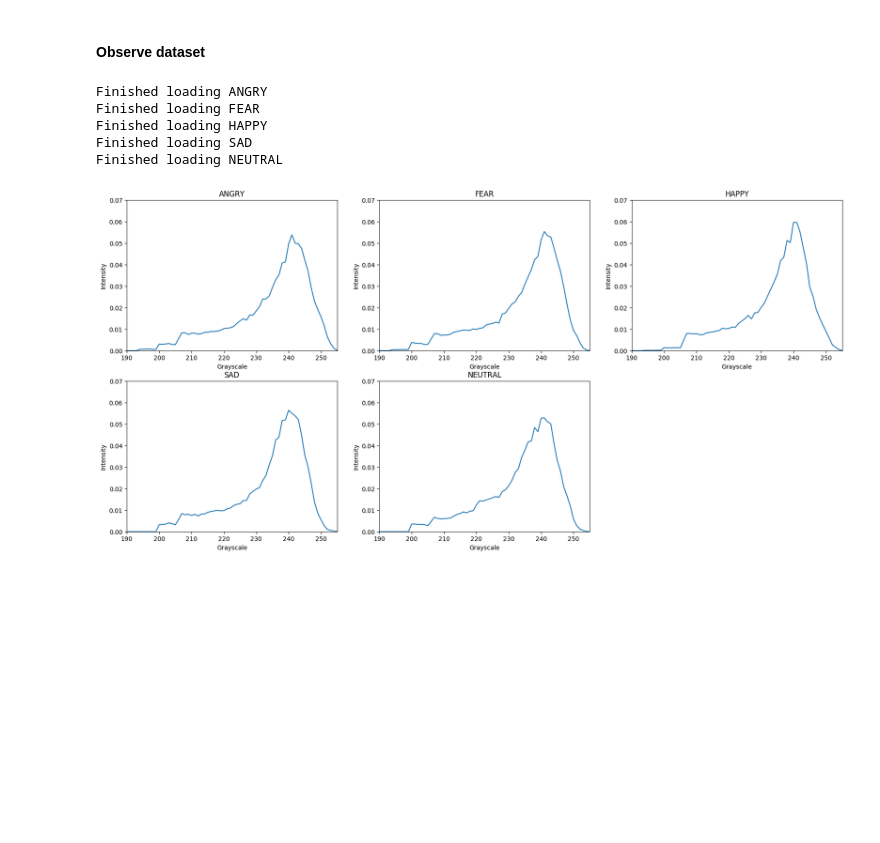
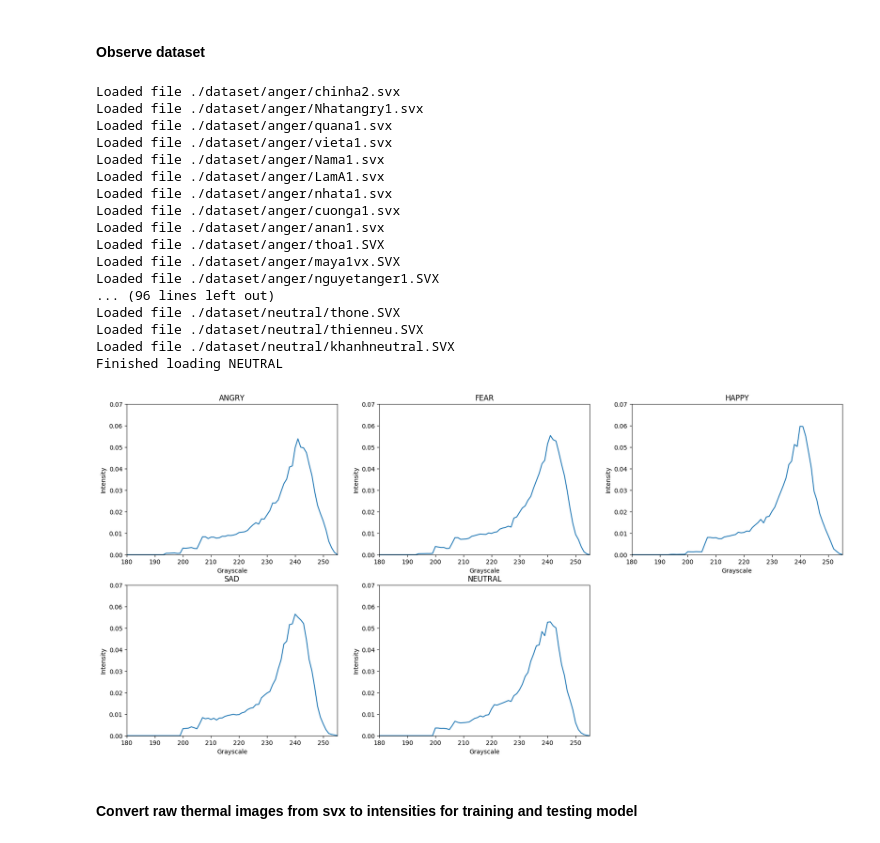
Before and after one commit to nguyenvlm/2019_NCKHSV_Emotions-Estimation_w_Faces-Thermal-Images, a Jupyter notebook: HERuTI.ipynb, the cells around one changed output. Drawn from its saved outputs; the diff is of its cells as text; code cells hidden in the pictures; blank space fills up the shorter version.

```diff
--- a/HERuTI.ipynb
+++ b/HERuTI.ipynb
@@ -156,7 +156,7 @@ def getFace(frame, minTemp = 30.0, fitEllipsePoint = 50):
 
     return face
 # %%
-def readGrayscaleFacesFromSVX(file, frame_start = 0, frame_limit = 6990):
+def readIntensitiesFromSVX(file, frame_start = 0, frame_limit = 6990):
     # Default frame_limit is based on the requirement of at least 1GB of free RAM (6990*153600B ~~ 1GB)
     # Open file to read:
     f = open(file,'rb')
@@ -196,9 +196,13 @@ def readGrayscaleFacesFromSVX(file, frame_start = 0, frame_limit = 6990):
         # Get grayscale intensity of current face:
         intensity = np.bincount(face.flatten(), minlength = 256)
         intensity[0] = 0 # remove all zero-meaning pixels
-        intensity = intensity / np.sum(intensity)
-        # Add face to the result array:
-        intensities.append(intensity)
+        intensity = (intensity / np.sum(intensity)).tolist()
+
+        # Add loaded intensity to the result array:
+        intensities.append(intensity[180:256])
+
+#         print('frame:',i)
+#         display.clear_output(True)
 
         # Move to the beginning of next frame to continue reading:
         f.seek(2592,1)
@@ -210,32 +214,46 @@ def readGrayscaleFacesFromSVX(file, frame_start = 0, frame_limit = 6990):
 # %%
 # Observe the dataset:
 train = dict()
 plotIndex = 1
 plt.figure(num=None,figsize=(21,10),dpi=100)
 for e in eDir:
     eIntensities = []
     for file in getSVXFiles(dbDir+eDir[e]):
 #         frameShow(face)
-        eIntensities.extend(readGrayscaleFacesFromSVX(file, frame_limit = 1))
+        eIntensities.extend(readIntensitiesFromSVX(file, frame_limit = 1))
+        print('Loaded file', file)
     train[e] = np.average(eIntensities, axis = 0)
     print('Finished loading',e.upper())
 #     print(e, train[e])
     plt.subplot(2, 3, plotIndex)
 #     plt.bar(np.arange(256), train[e], align = 'center', alpha = 0.5, width = 1)
-    plt.plot(np.arange(256), train[e], alpha = 1)
-    plt.axis([190, 255, 0, 0.07])
+    plt.plot(np.arange(180, 256), train[e], alpha = 1)
+    plt.axis([180, 255, 0, 0.07])
     plt.xlabel('Grayscale')
     plt.ylabel('Intensity')
     plt.title(e.upper())
     plotIndex += 1
 
 # plt.tight_layout()
 plt.show()
-# pd.DataFrame(train).hist(bins = 256, figsize = (20, 17), layout = (5,1))
 # %% [output]
-Finished loading ANGRY
-Finished loading FEAR
-Finished loading HAPPY
-Finished loading SAD
+Loaded file ./dataset/anger/chinha2.svx
+Loaded file ./dataset/anger/Nhatangry1.svx
+Loaded file ./dataset/anger/quana1.svx
+Loaded file ./dataset/anger/vieta1.svx
+Loaded file ./dataset/anger/Nama1.svx
+Loaded file ./dataset/anger/LamA1.svx
+Loaded file ./dataset/anger/nhata1.svx
+Loaded file ./dataset/anger/cuonga1.svx
+Loaded file ./dataset/anger/anan1.svx
+Loaded file ./dataset/anger/thoa1.SVX
+Loaded file ./dataset/anger/maya1vx.SVX
+Loaded file ./dataset/anger/nguyetanger1.SVX
+... (96 lines left out)
+Loaded file ./dataset/neutral/thone.SVX
+Loaded file ./dataset/neutral/thienneu.SVX
+Loaded file ./dataset/neutral/khanhneutral.SVX
 Finished loading NEUTRAL
-[figure, old version]
+[figure, new version]
+# %% [markdown]
+#### Convert raw thermal images from svx to intensities for training and testing model
```
Also changed, not shown: parts of 8 cells of this notebook.
